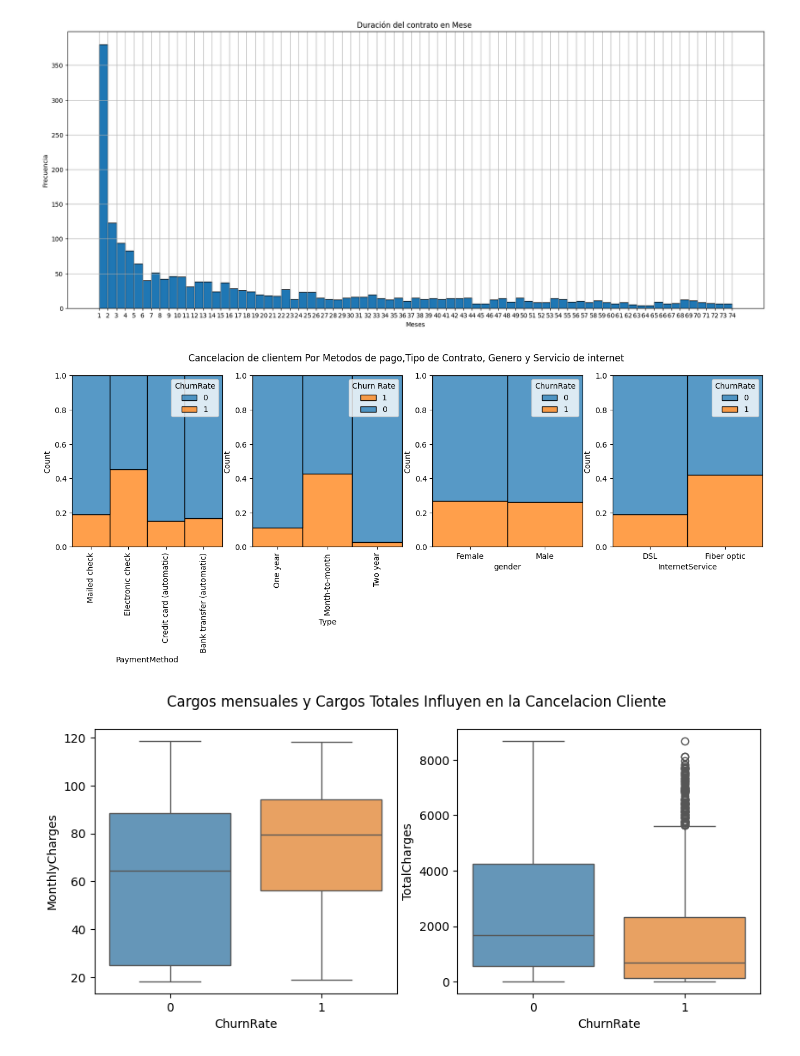
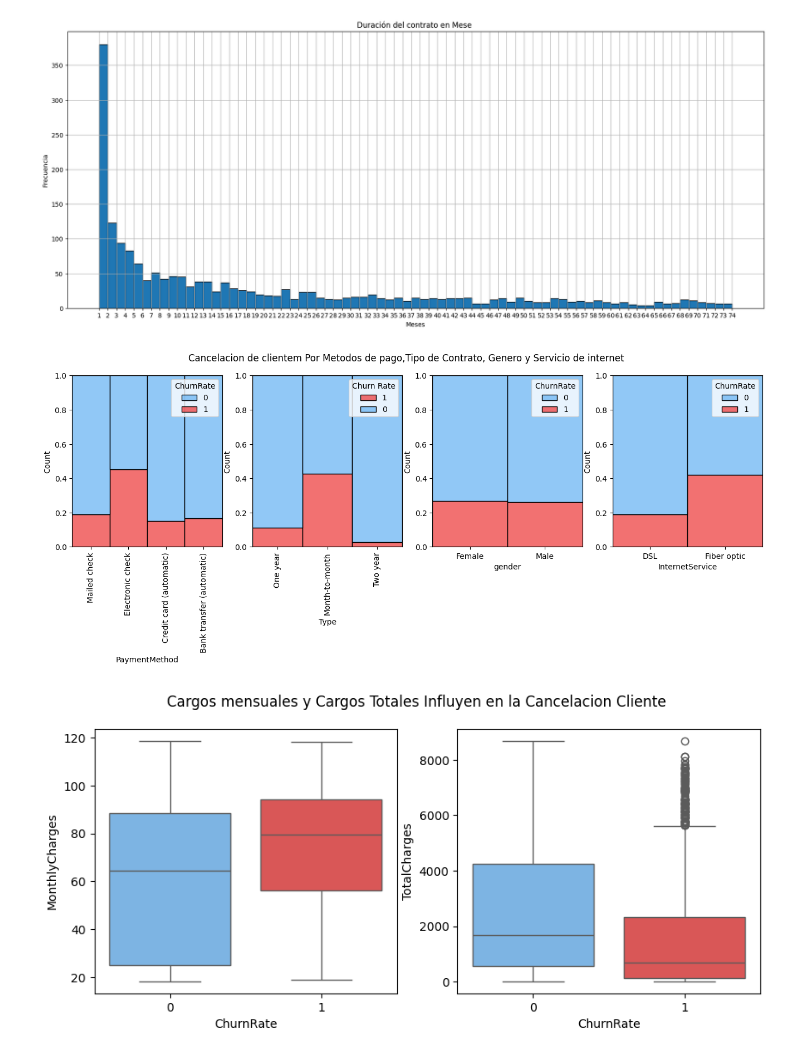
Before and after one commit to yerayM21/Telecomuncaciones-pronosticar-su-tasa-de-cancelacion-de-clientes, a Jupyter notebook: Proyecto_final.ipynb, the cells around one changed output. Drawn from its saved outputs; the diff is of its cells as text; code cells hidden in the pictures.

```diff
--- a/Proyecto_final.ipynb
+++ b/Proyecto_final.ipynb
@@ -344,3 +407,18 @@ df_grafica_EndDate = df_grafica_EndDate.copy()
 # %% [output]
 Existen 5174 clientes que siguien con el servicio
 Existen 1869 clientes que han terminado con el servicio
+# %%
+#Realizar un grafico de pastel
+counts = df_grafica['ChurnRate'].value_counts()
+# Preparar los datos
+labels = ['Clientes que siguen','Clientes que han dejado']
+sizes = [counts.get(0,0),counts.get(1,0)]
+colors = ['#6cb6f4','#ee4242']
+explode = (0.1,0)
+
+# Crear el grafico de pastel
+plt.figure(figsize=(6,6))
+plt.pie(sizes,explode=explode,labels=labels,colors=colors,autopct='%1.1f%%',shadow=True,startangle=140)
+plt.title('Porcentaje de abandono de clientes')
+plt.axis('equal')
+plt.show()
@@ -367,28 +447,28 @@ plt.show()
 # %%
 # Generar histogramas con diferentes propositos para analisar la cancelacion de los clientes
 # De terminar el numero de graficas
 fig, (ax0, ax1, ax2, ax3) = plt.subplots(1, 4, figsize=(16, 4))
 # Graficar histogramas
-sns.histplot(data=df_grafica, x="PaymentMethod", hue="ChurnRate", multiple="fill",ax=ax0)
-sns.histplot(data=df_grafica, x="Type", hue="ChurnRate", multiple="fill", ax=ax1)
-sns.histplot(data=df_grafica, x="gender", hue="ChurnRate", multiple="fill", ax=ax2)
-sns.histplot(data=df_grafica, x="InternetService", hue="ChurnRate", multiple="fill", ax=ax3)
+sns.histplot(data=df_grafica, x="PaymentMethod", hue="ChurnRate", multiple="fill",ax=ax0,palette=colors)
+sns.histplot(data=df_grafica, x="Type", hue="ChurnRate", multiple="fill", ax=ax1,palette=colors)
+sns.histplot(data=df_grafica, x="gender", hue="ChurnRate", multiple="fill", ax=ax2,palette=colors)
+sns.histplot(data=df_grafica, x="InternetService", hue="ChurnRate", multiple="fill", ax=ax3,palette=colors)
 # Rotacion de los etiquetas
 ax0.set_xticklabels(ax0.get_xticklabels(), rotation= 90)
 ax1.set_xticklabels(ax1.get_xticklabels(), rotation= 90)
 ax1.legend([1,0],loc='upper right', title='Churn Rate')
 fig.suptitle("Cancelacion de clientem Por Metodos de pago,Tipo de Contrato, Genero y Servicio de internet")
 
 
 plt.show()
 # %% [output]
-[figure, old version]
+[figure, new version]
 # %%
 fig, (ax0, ax1) = plt.subplots(1, 2, figsize=(10, 4))
-custom_palette = {'0': (87/255, 153/255, 198/255), '1': (255/255, 159/255, 75/255)}
+custom_palette = {'0': '#6cb6f4', '1': '#ee4242'}
 sns.boxplot(data=df_grafica, x="ChurnRate", y="MonthlyCharges", ax=ax0,palette=custom_palette)
 sns.boxplot(data=df_grafica, x="ChurnRate", y="TotalCharges", ax=ax1,palette=custom_palette)
 fig.suptitle("Cargos mensuales y Cargos Totales Influyen en la Cancelacion Cliente")
 fig.show()
 # %% [output]
-[figure, old version]
+[figure, new version]
```
Also changed, not shown: parts of 50 cells of this notebook, 30 other files.
